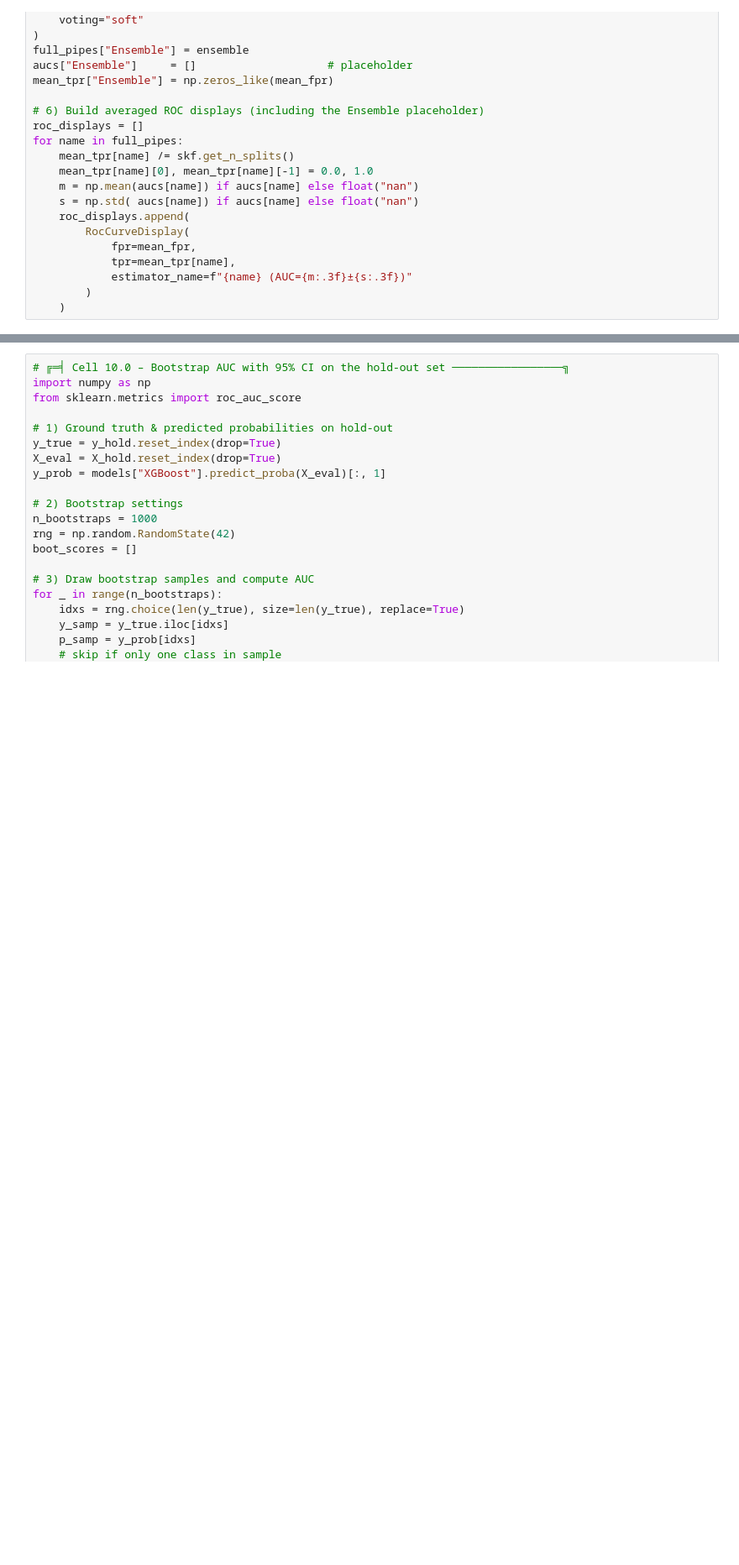
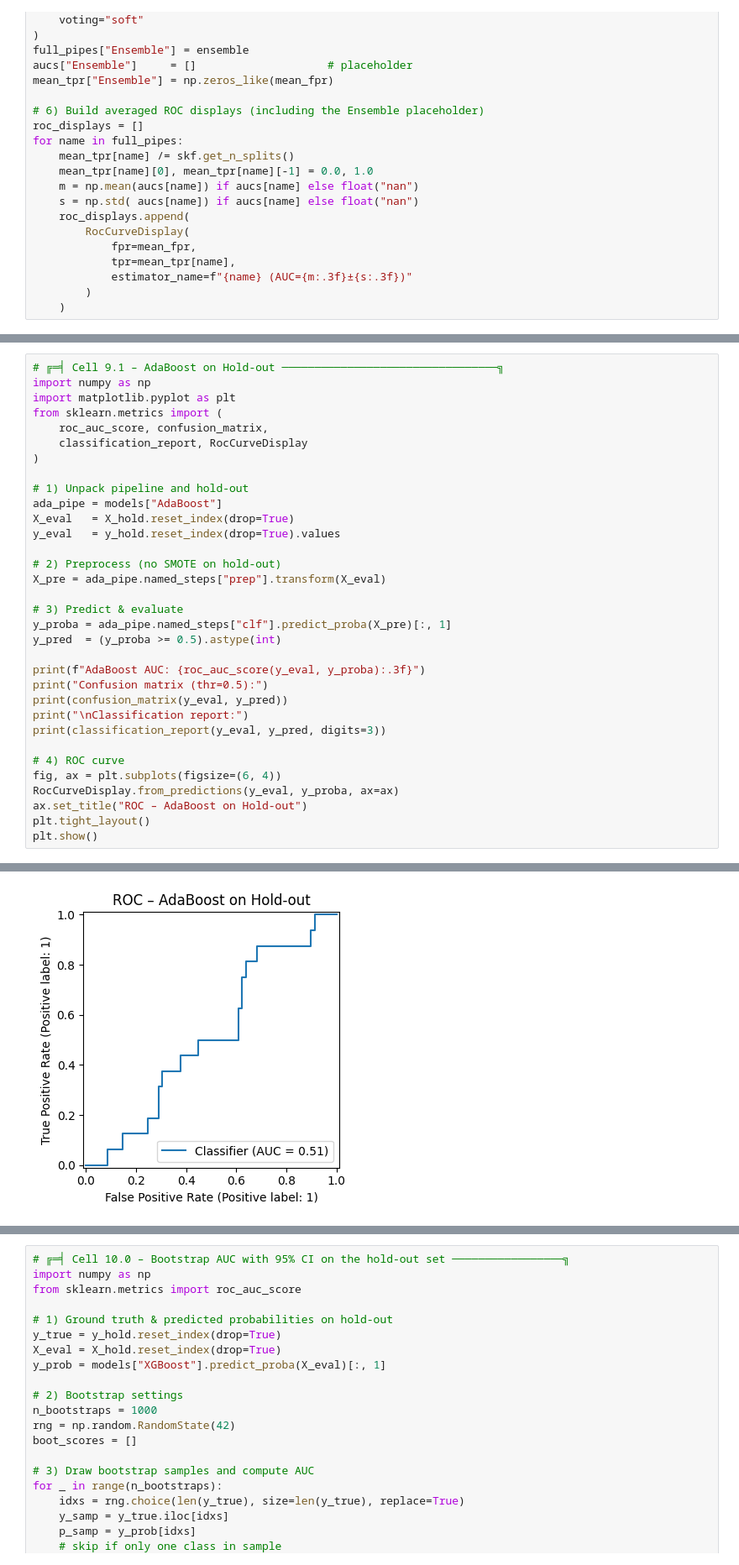
Before and after one commit to lochieh19798/Data-analysis, a Jupyter notebook: Figure2mod.ipynb, the cells around one changed output, grey strips where cells are left out. Shown at 84% size. Drawn from its saved outputs; the diff is of its cells as text; blank space fills up the shorter version.

```diff
--- a/Figure2mod.ipynb
+++ b/Figure2mod.ipynb
@@ -1134,0 +1141,34 @@ NaiveBayes     0.592    0.097
+# %%
+# ╔═╡ Cell 9.1 – AdaBoost on Hold-out ─────────────────────────────────╗
+import numpy as np
+import matplotlib.pyplot as plt
+from sklearn.metrics import (
+    roc_auc_score, confusion_matrix,
+    classification_report, RocCurveDisplay
+)
+
+# 1) Unpack pipeline and hold-out
+ada_pipe = models["AdaBoost"]
+X_eval   = X_hold.reset_index(drop=True)
+y_eval   = y_hold.reset_index(drop=True).values
+
+# 2) Preprocess (no SMOTE on hold-out)
+X_pre = ada_pipe.named_steps["prep"].transform(X_eval)
+
+# 3) Predict & evaluate
+y_proba = ada_pipe.named_steps["clf"].predict_proba(X_pre)[:, 1]
+y_pred  = (y_proba >= 0.5).astype(int)
+
+print(f"AdaBoost AUC: {roc_auc_score(y_eval, y_proba):.3f}")
+print("Confusion matrix (thr=0.5):")
+print(confusion_matrix(y_eval, y_pred))
+print("\nClassification report:")
+print(classification_report(y_eval, y_pred, digits=3))
+
+# 4) ROC curve
+fig, ax = plt.subplots(figsize=(6, 4))
+RocCurveDisplay.from_predictions(y_eval, y_proba, ax=ax)
+ax.set_title("ROC – AdaBoost on Hold-out")
+plt.tight_layout()
+plt.show()
+# %% [output]
@@ -1134,0 +1189 @@ NaiveBayes     0.592    0.097
+[figure, added]
```
Also changed, not shown: parts of 27 cells of this notebook.
